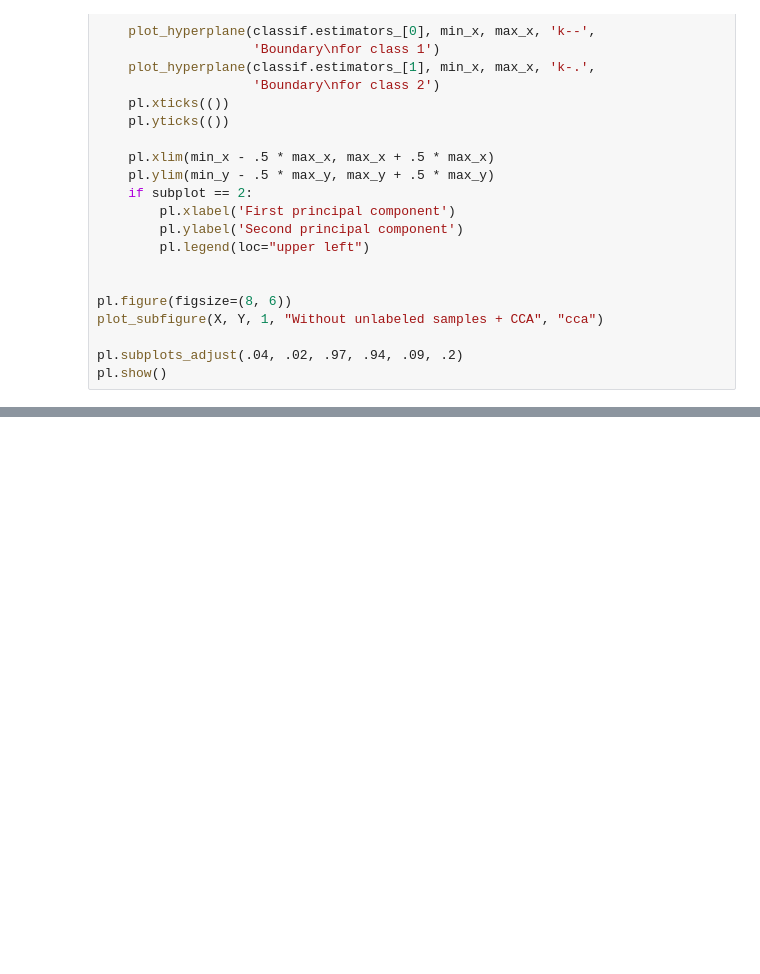
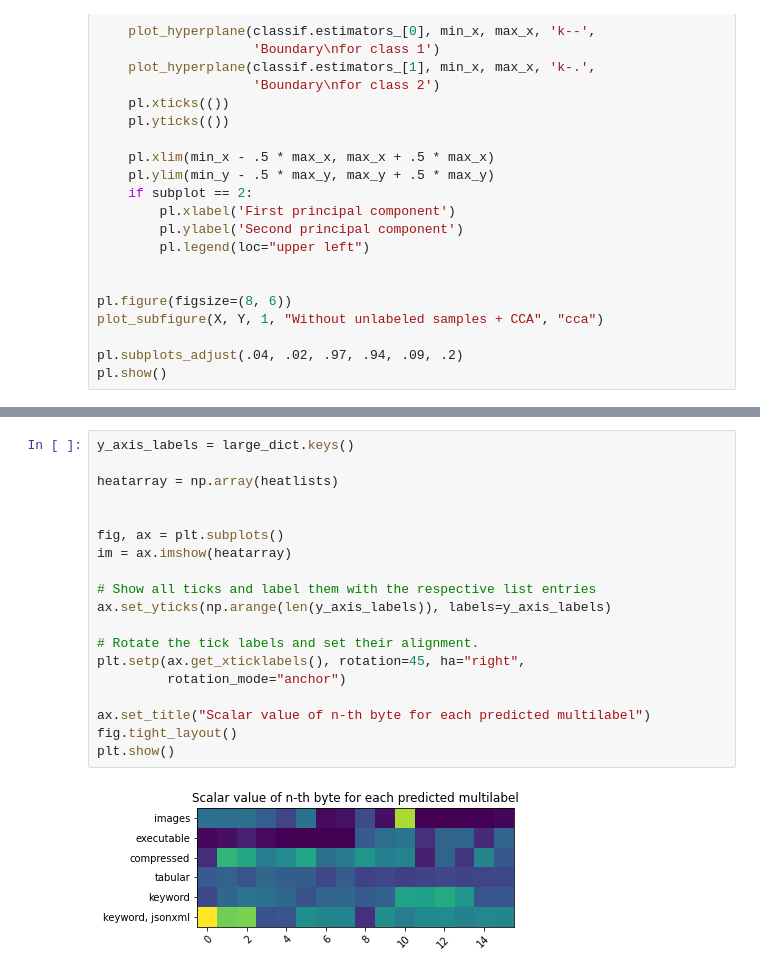
Before and after one commit to xtracthub/xtract-research-notebooks, a Jupyter notebook: tylerg-multilabel.ipynb, the cells around one changed output, grey strips where cells are left out. Saved outputs shown, nothing was run; the diff lists cells and outputs as text; blank space fills up the shorter version.

```diff
--- a/tylerg-multilabel.ipynb
+++ b/tylerg-multilabel.ipynb
@@ -350,0 +489,21 @@ pl.show()
+# %%
+y_axis_labels = large_dict.keys()
+
+heatarray = np.array(heatlists)
+
+
+fig, ax = plt.subplots()
+im = ax.imshow(heatarray)
+
+# Show all ticks and label them with the respective list entries
+ax.set_yticks(np.arange(len(y_axis_labels)), labels=y_axis_labels)
+
+# Rotate the tick labels and set their alignment.
+plt.setp(ax.get_xticklabels(), rotation=45, ha="right",
+         rotation_mode="anchor")
+
+ax.set_title("Scalar value of n-th byte for each predicted multilabel")
+fig.tight_layout()
+plt.show()
+# %% [output]
+[figure, added]
```
Also changed, not shown: parts of 6 cells of this notebook.
